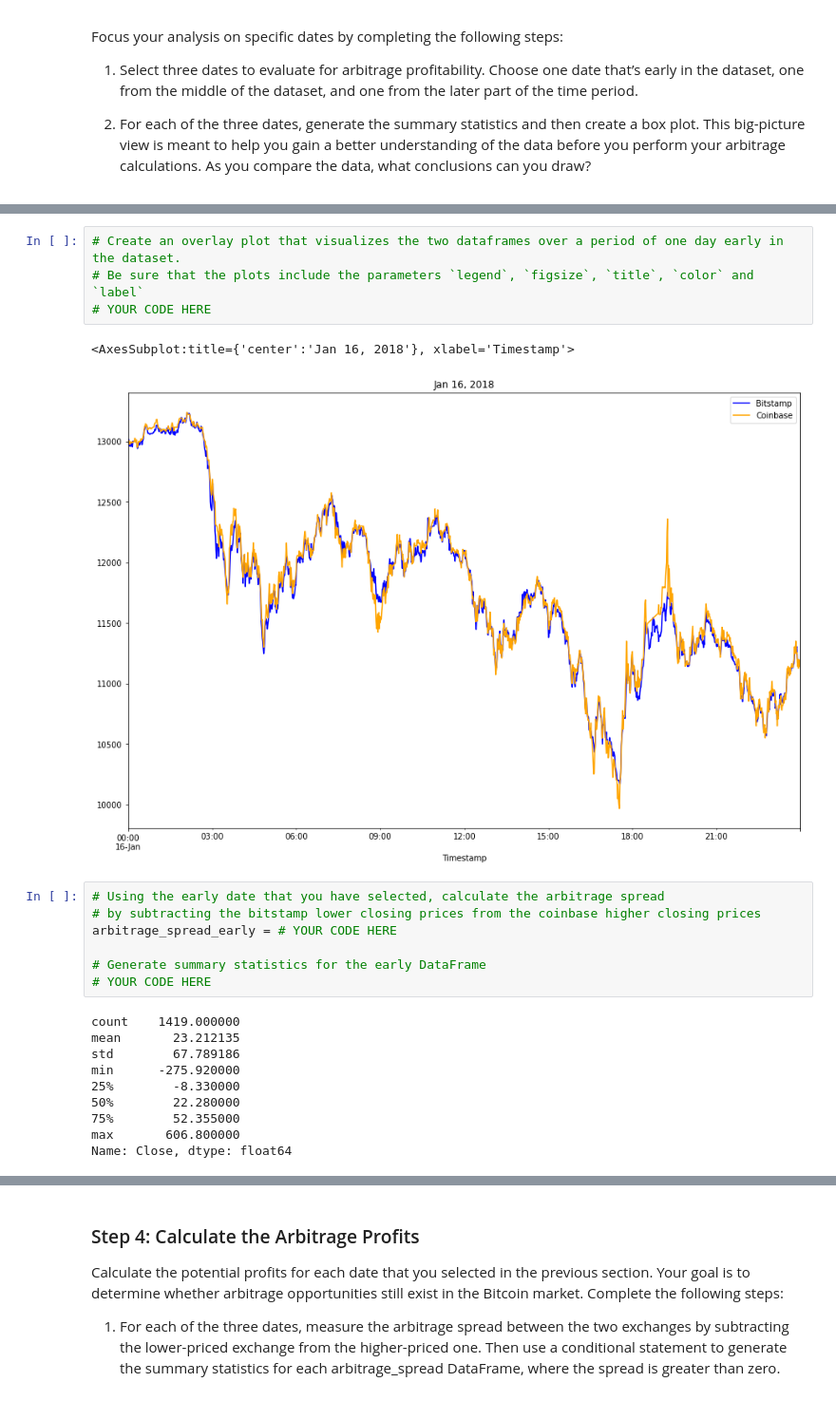
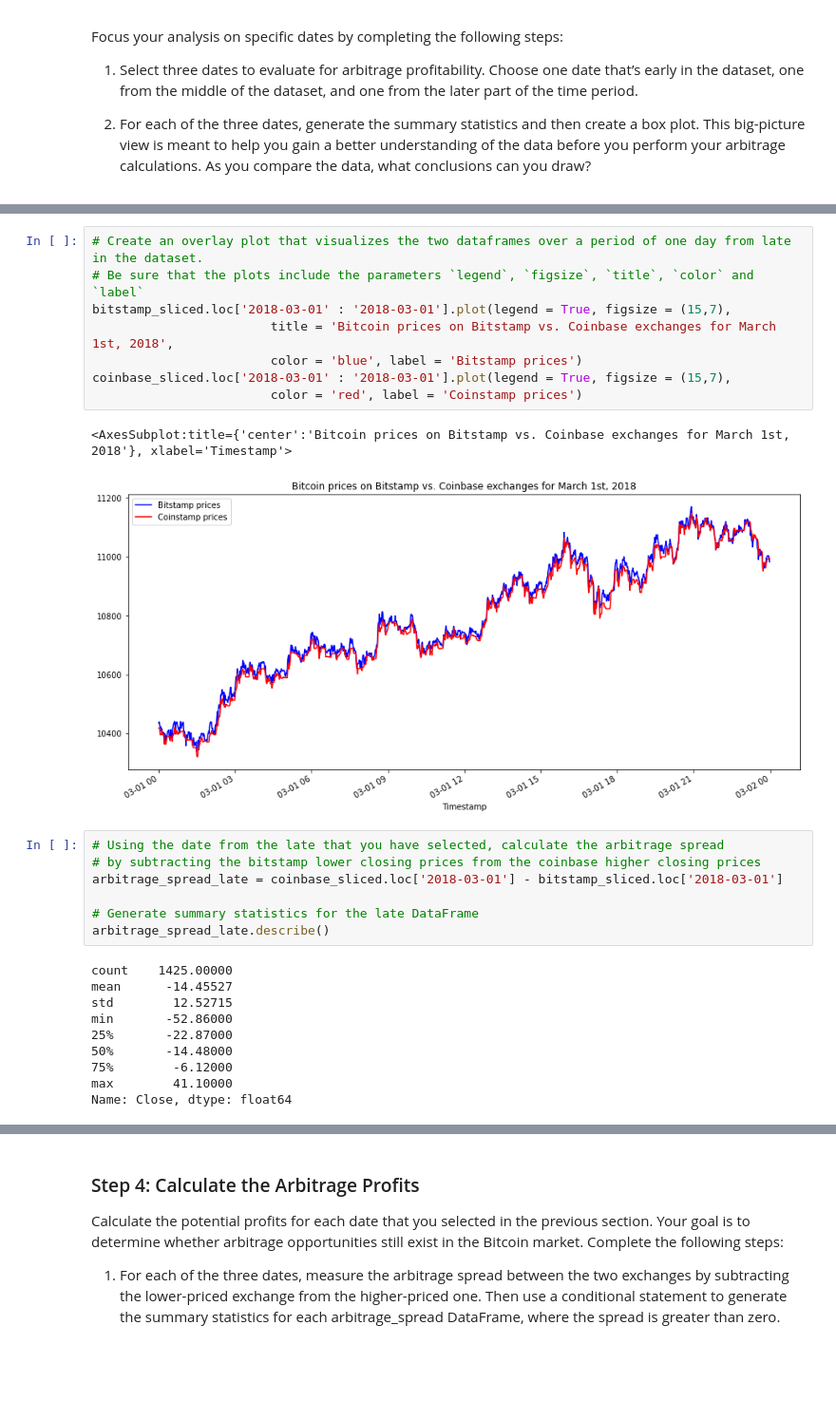
Before and after one commit to sjufan84/crypto_arbitrage-school-project-, a Jupyter notebook: crypto_arbitrage.ipynb, the cells around one changed output, grey strips where cells are left out. Shown: that part at 95% size. Cells and saved outputs as stored; diff of their text form; blank space fills up the shorter version.

Commit message:
Compared select daily and monthly arbitrage spreads, described the data points and plotted them via overlay to detect arbitrage opportunities during various time periods in the datasets.

```diff
--- a/crypto_arbitrage.ipynb
+++ b/crypto_arbitrage.ipynb
@@ -353,25 +426,29 @@ Focus your analysis on specific dates by completing the following steps:
 # %%
-# Create an overlay plot that visualizes the two dataframes over a period of one day early in the dataset.
+# Create an overlay plot that visualizes the two dataframes over a period of one day from late in the dataset.
 # Be sure that the plots include the parameters `legend`, `figsize`, `title`, `color` and `label`
-# YOUR CODE HERE
+bitstamp_sliced.loc['2018-03-01' : '2018-03-01'].plot(legend = True, figsize = (15,7),
+                        title = 'Bitcoin prices on Bitstamp vs. Coinbase exchanges for March 1st, 2018',
+                        color = 'blue', label = 'Bitstamp prices')
+coinbase_sliced.loc['2018-03-01' : '2018-03-01'].plot(legend = True, figsize = (15,7),
+                        color = 'red', label = 'Coinstamp prices')
 # %% [output]
-<AxesSubplot:title={'center':'Jan 16, 2018'}, xlabel='Timestamp'>
+<AxesSubplot:title={'center':'Bitcoin prices on Bitstamp vs. Coinbase exchanges for March 1st, 2018'}, xlabel='Timestamp'>
-[figure, old version]
+[figure, new version]
 # %%
-# Using the early date that you have selected, calculate the arbitrage spread
+# Using the date from the late that you have selected, calculate the arbitrage spread
 # by subtracting the bitstamp lower closing prices from the coinbase higher closing prices
-arbitrage_spread_early = # YOUR CODE HERE
+arbitrage_spread_late = coinbase_sliced.loc['2018-03-01'] - bitstamp_sliced.loc['2018-03-01']
 
-# Generate summary statistics for the early DataFrame
-# YOUR CODE HERE
+# Generate summary statistics for the late DataFrame
+arbitrage_spread_late.describe()
 # %% [output]
-count    1419.000000
-mean       23.212135
-std        67.789186
-min      -275.920000
-25%        -8.330000
-50%        22.280000
-75%        52.355000
-max       606.800000
+count    1425.00000
+mean      -14.45527
+std        12.52715
+min       -52.86000
+25%       -22.87000
+50%       -14.48000
+75%        -6.12000
+max        41.10000
 Name: Close, dtype: float64
 # %%
```
Also changed, not shown: parts of 14 cells of this notebook.
